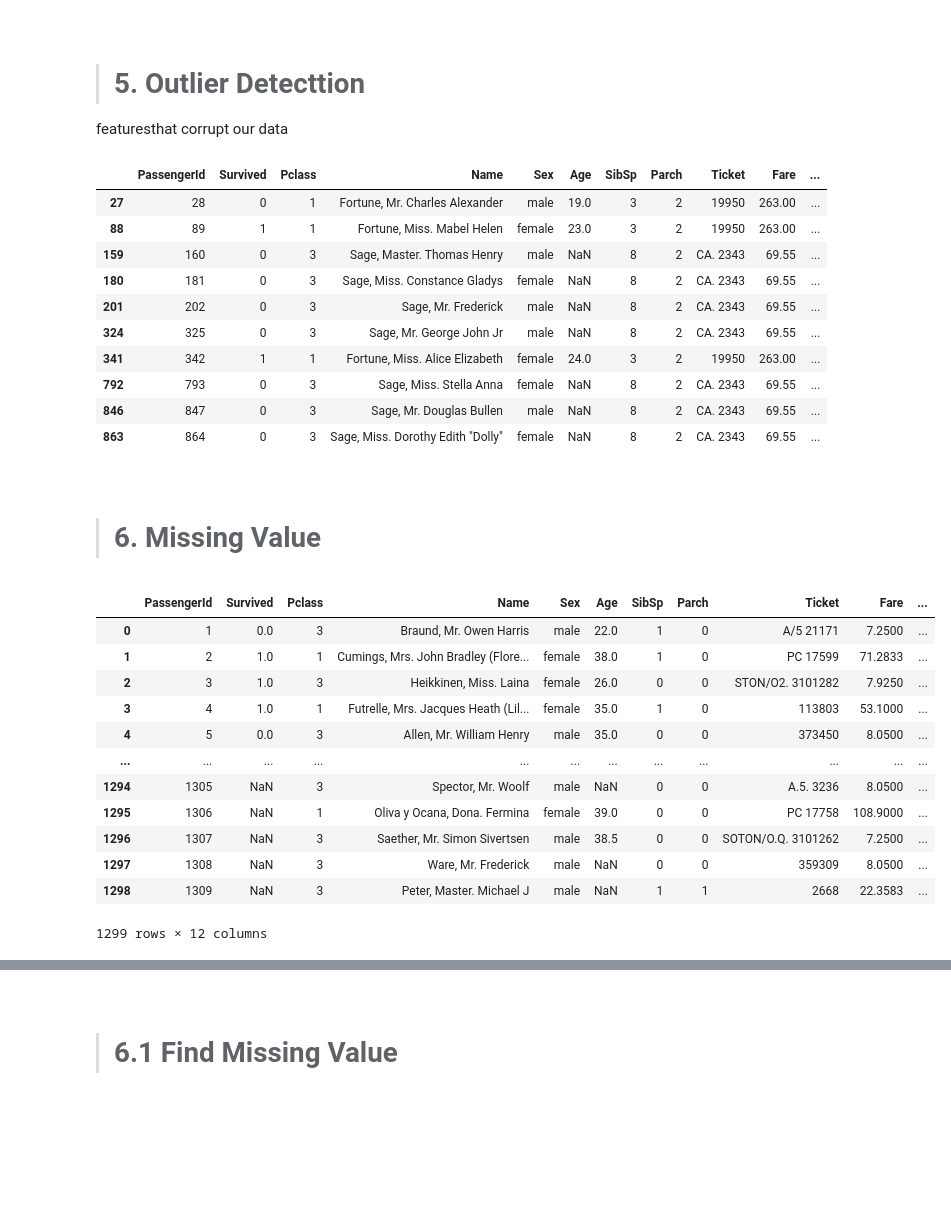
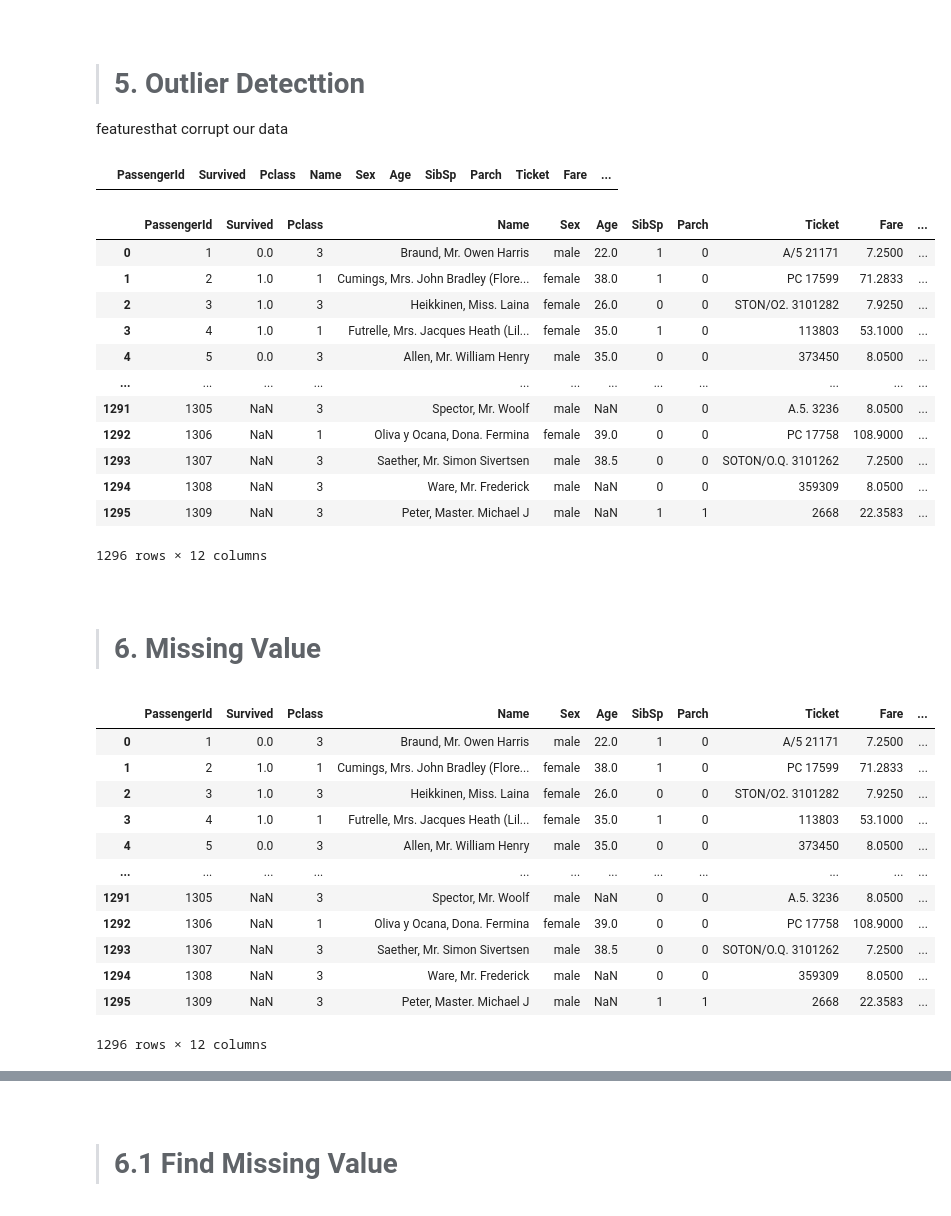
Before and after one commit to TolgaTANRISEVER/titanic-EDA, a Jupyter notebook: titanic-eda.ipynb, the cells around one changed output, grey strips where cells are left out. Drawn from its saved outputs; the diff is of its cells as text; code cells hidden in the pictures; blank space fills up the shorter version.

```diff
--- a/titanic-eda.ipynb
+++ b/titanic-eda.ipynb
@@ -131,3 +132,21 @@ dtypes: float64(2), int64(5), object(5)
 # %% [markdown]
 <a id='4'></a><br>
 > # 3.1. Categorical Variable Analysis<br>
+# %%
+import plotly_express as px
+def barplots(variable):
+    fig = px.histogram(train_df,
+                       x=variable,
+                       marginal='box',
+                       title=variable,
+                       width=600,
+                       height=300,
+                       color_discrete_sequence=['indianred']
+                       )
+    fig.update_layout(bargap=0.1)
+    fig.show()
+# %%
+category1=[ 'Survived', 'Pclass','Sex', 'SibSp',
+       'Parch', 'Embarked', 'PassengerId','Age' ,'Fare','Name', 'Ticket', 'Cabin' ]
+for i in category1:
+    barplots(i)
@@ -476,18 +607,24 @@ def detect_qoutliers(df,features):
 train_df.loc[detect_qoutliers(train_df,['SibSp','Parch','Fare'])]
 # %% [output]
 |  | PassengerId | Survived | Pclass | Name | Sex | Age | SibSp | Parch | Ticket | Fare | ... |
-| 27 | 28 | 0 | 1 | Fortune, Mr. Charles Alexander | male | 19.0 | 3 | 2 | 19950 | 263.00 | ... |
-| 88 | 89 | 1 | 1 | Fortune, Miss. Mabel Helen | female | 23.0 | 3 | 2 | 19950 | 263.00 | ... |
-| 159 | 160 | 0 | 3 | Sage, Master. Thomas Henry | male | NaN | 8 | 2 | CA. 2343 | 69.55 | ... |
-| 180 | 181 | 0 | 3 | Sage, Miss. Constance Gladys | female | NaN | 8 | 2 | CA. 2343 | 69.55 | ... |
-| 201 | 202 | 0 | 3 | Sage, Mr. Frederick | male | NaN | 8 | 2 | CA. 2343 | 69.55 | ... |
-| 324 | 325 | 0 | 3 | Sage, Mr. George John Jr | male | NaN | 8 | 2 | CA. 2343 | 69.55 | ... |
-| 341 | 342 | 1 | 1 | Fortune, Miss. Alice Elizabeth | female | 24.0 | 3 | 2 | 19950 | 263.00 | ... |
-| 792 | 793 | 0 | 3 | Sage, Miss. Stella Anna | female | NaN | 8 | 2 | CA. 2343 | 69.55 | ... |
-| 846 | 847 | 0 | 3 | Sage, Mr. Douglas Bullen | male | NaN | 8 | 2 | CA. 2343 | 69.55 | ... |
-| 863 | 864 | 0 | 3 | Sage, Miss. Dorothy Edith "Dolly" | female | NaN | 8 | 2 | CA. 2343 | 69.55 | ... |
 # %%
 train_df=train_df.drop(detect_qoutliers(train_df,['SibSp','Parch','Fare']),axis=0).reset_index(drop=True)
+# %%
+train_df
+# %% [output]
+|  | PassengerId | Survived | Pclass | Name | Sex | Age | SibSp | Parch | Ticket | Fare | ... |
+| 0 | 1 | 0.0 | 3 | Braund, Mr. Owen Harris | male | 22.0 | 1 | 0 | A/5 21171 | 7.2500 | ... |
+| 1 | 2 | 1.0 | 1 | Cumings, Mrs. John Bradley (Flore... | female | 38.0 | 1 | 0 | PC 17599 | 71.2833 | ... |
+| 2 | 3 | 1.0 | 3 | Heikkinen, Miss. Laina | female | 26.0 | 0 | 0 | STON/O2. 3101282 | 7.9250 | ... |
+| 3 | 4 | 1.0 | 1 | Futrelle, Mrs. Jacques Heath (Lil... | female | 35.0 | 1 | 0 | 113803 | 53.1000 | ... |
+| 4 | 5 | 0.0 | 3 | Allen, Mr. William Henry | male | 35.0 | 0 | 0 | 373450 | 8.0500 | ... |
+| ... | ... | ... | ... | ... | ... | ... | ... | ... | ... | ... | ... |
+| 1291 | 1305 | NaN | 3 | Spector, Mr. Woolf | male | NaN | 0 | 0 | A.5. 3236 | 8.0500 | ... |
+| 1292 | 1306 | NaN | 1 | Oliva y Ocana, Dona. Fermina | female | 39.0 | 0 | 0 | PC 17758 | 108.9000 | ... |
+| 1293 | 1307 | NaN | 3 | Saether, Mr. Simon Sivertsen | male | 38.5 | 0 | 0 | SOTON/O.Q. 3101262 | 7.2500 | ... |
+| 1294 | 1308 | NaN | 3 | Ware, Mr. Frederick | male | NaN | 0 | 0 | 359309 | 8.0500 | ... |
+| 1295 | 1309 | NaN | 3 | Peter, Master. Michael J | male | NaN | 1 | 1 | 2668 | 22.3583 | ... |
+1296 rows × 12 columns
 # %% [markdown]
 <a id='8'></a><br>
 > # 6. Missing Value<br>
@@ -504,9 +641,9 @@ train_df
 | 3 | 4 | 1.0 | 1 | Futrelle, Mrs. Jacques Heath (Lil... | female | 35.0 | 1 | 0 | 113803 | 53.1000 | ... |
 | 4 | 5 | 0.0 | 3 | Allen, Mr. William Henry | male | 35.0 | 0 | 0 | 373450 | 8.0500 | ... |
 | ... | ... | ... | ... | ... | ... | ... | ... | ... | ... | ... | ... |
-| 1294 | 1305 | NaN | 3 | Spector, Mr. Woolf | male | NaN | 0 | 0 | A.5. 3236 | 8.0500 | ... |
-| 1295 | 1306 | NaN | 1 | Oliva y Ocana, Dona. Fermina | female | 39.0 | 0 | 0 | PC 17758 | 108.9000 | ... |
-| 1296 | 1307 | NaN | 3 | Saether, Mr. Simon Sivertsen | male | 38.5 | 0 | 0 | SOTON/O.Q. 3101262 | 7.2500 | ... |
-| 1297 | 1308 | NaN | 3 | Ware, Mr. Frederick | male | NaN | 0 | 0 | 359309 | 8.0500 | ... |
-| 1298 | 1309 | NaN | 3 | Peter, Master. Michael J | male | NaN | 1 | 1 | 2668 | 22.3583 | ... |
+| 1291 | 1305 | NaN | 3 | Spector, Mr. Woolf | male | NaN | 0 | 0 | A.5. 3236 | 8.0500 | ... |
+| 1292 | 1306 | NaN | 1 | Oliva y Ocana, Dona. Fermina | female | 39.0 | 0 | 0 | PC 17758 | 108.9000 | ... |
+| 1293 | 1307 | NaN | 3 | Saether, Mr. Simon Sivertsen | male | 38.5 | 0 | 0 | SOTON/O.Q. 3101262 | 7.2500 | ... |
+| 1294 | 1308 | NaN | 3 | Ware, Mr. Frederick | male | NaN | 0 | 0 | 359309 | 8.0500 | ... |
+| 1295 | 1309 | NaN | 3 | Peter, Master. Michael J | male | NaN | 1 | 1 | 2668 | 22.3583 | ... |
-1299 rows × 12 columns
+1296 rows × 12 columns
```
Also changed, not shown: parts of 22 cells of this notebook.
